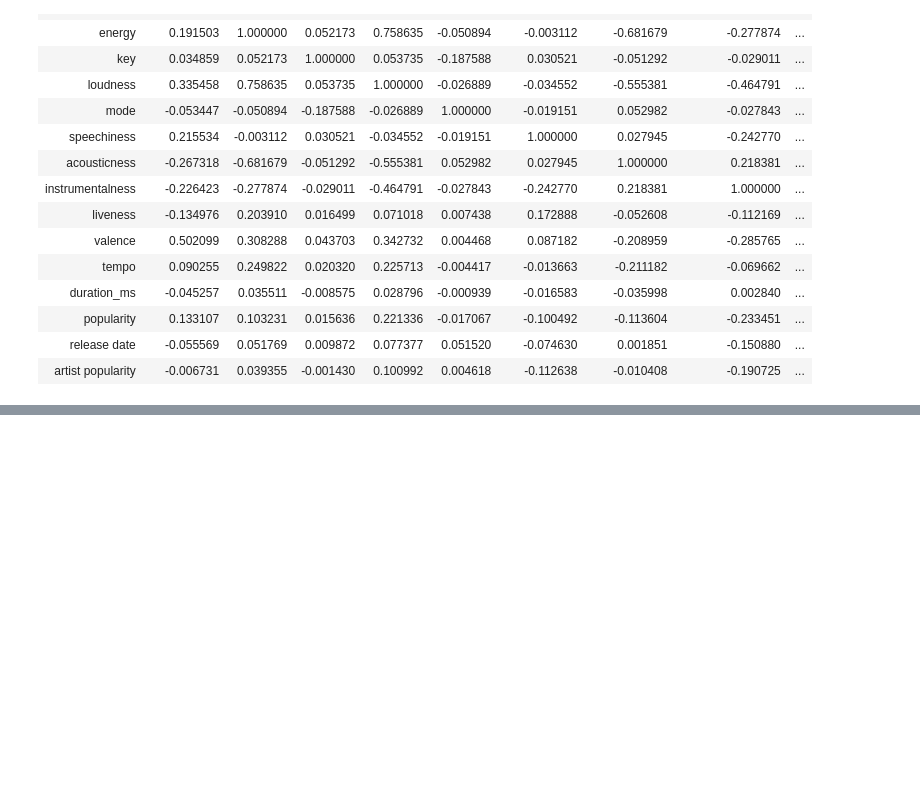
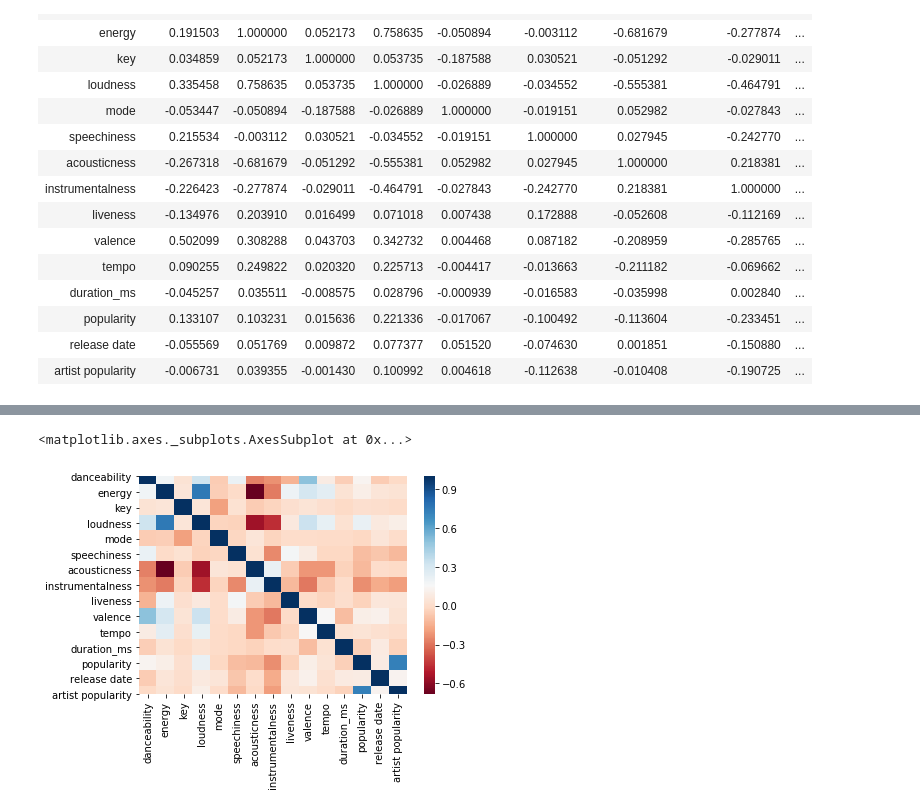
Before and after one commit to sam-zlota/DS3000-Final-Project, a Jupyter notebook: Data Exploration.ipynb, the cells around one changed output, grey strips where cells are left out. Saved outputs shown, nothing was run; the diff lists cells and outputs as text; code cells hidden in the pictures; blank space fills up the shorter version.

```diff
--- a/Data Exploration.ipynb
+++ b/Data Exploration.ipynb
@@ -140,8 +148,7 @@ df[df.columns[6:]].corr()
 | release date | -0.055569 | 0.051769 | 0.009872 | 0.077377 | 0.051520 | -0.074630 | 0.001851 | -0.150880 | ... |
 | artist popularity | -0.006731 | 0.039355 | -0.001430 | 0.100992 | 0.004618 | -0.112638 | -0.010408 | -0.190725 | ... |
 # %%
-import plotly.express as px
+import seaborn as sns
 df_var = df[df.columns[6:]]
-fig = px.imshow(df_var.corr(), x =df_var.columns, y = df_var.columns, color_continuous_scale="balance")
-fig.show()
+sns.heatmap(df_var.corr(), cmap ="RdBu")
 # %% [output]
@@ -149,3 +155,5 @@ fig.show()
+<matplotlib.axes._subplots.AxesSubplot at 0x...>
+[figure, added]
 # %%
 aggrnyl', 'agsunset', 'algae', 'amp', 'armyrose', 'balance',
              'blackbody', 'bluered', 'blues', 'blugrn', 'bluyl', 'brbg',
```
Also changed, not shown: parts of 2 cells of this notebook.
